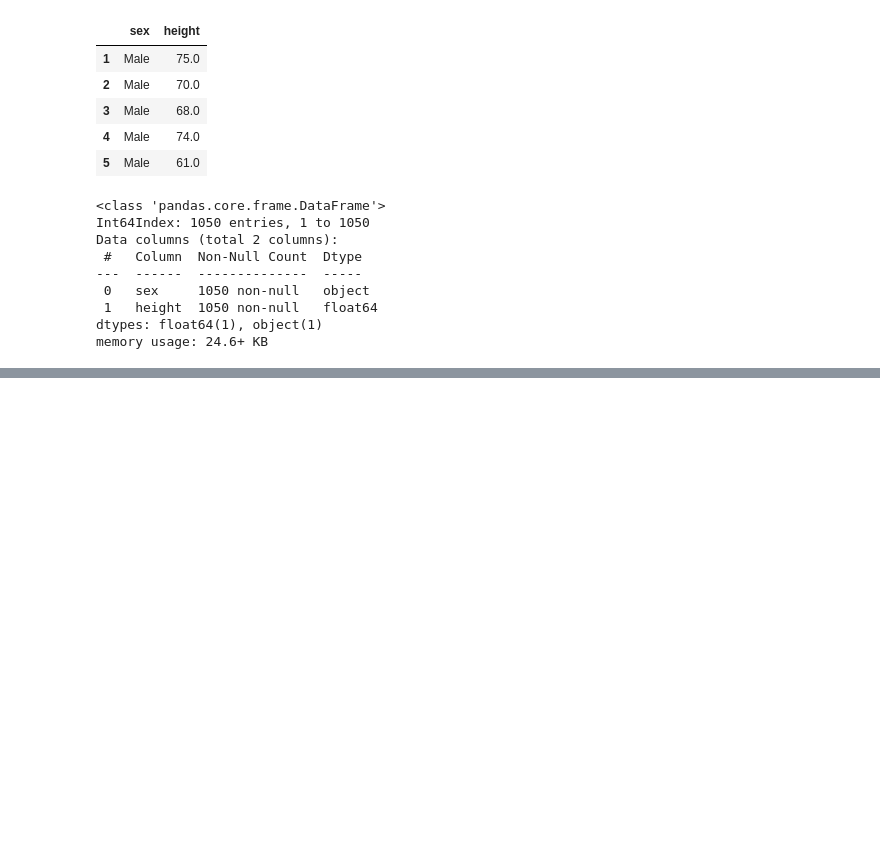
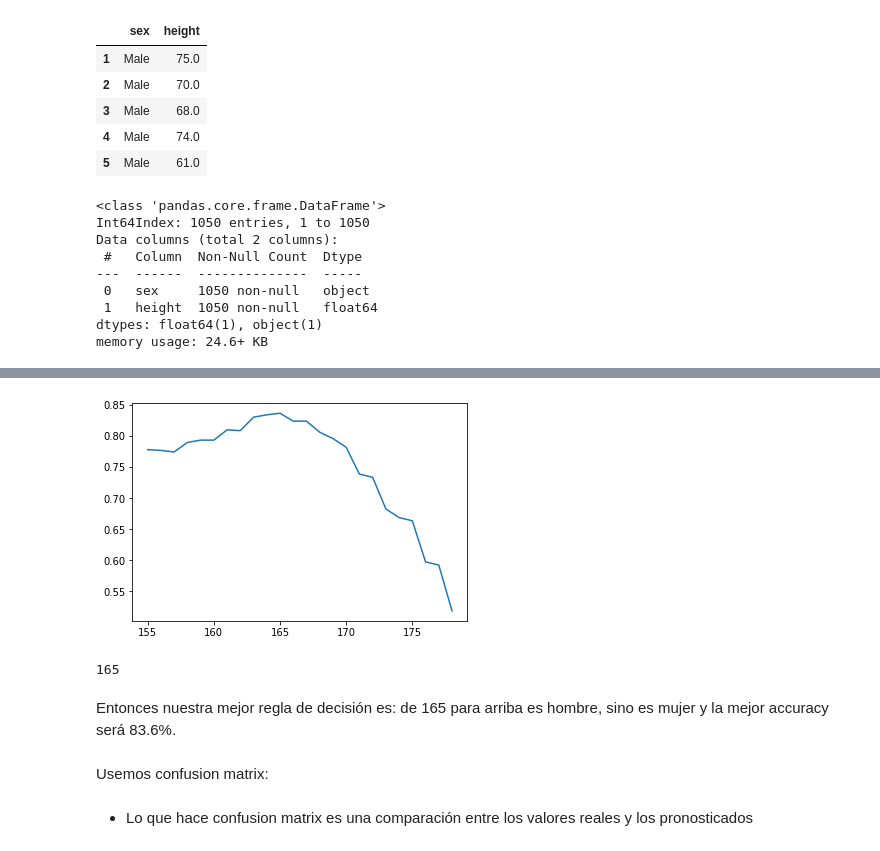
Before and after one commit to easyundercover/heights-exercise, a Jupyter notebook: exercise.ipynb, the cells around one changed output, grey strips where cells are left out. Cells and saved outputs as stored; diff of their text form; code cells hidden in the pictures; blank space fills up the shorter version.

```diff
--- a/exercise.ipynb
+++ b/exercise.ipynb
@@ -48,0 +97,8 @@ df.sample(10)
+# %%
+#Separamos dos df, uno para aprendizaje (training) y otro para probar (testing)
+X_train, X_test, y_train, y_test = train_test_split(df['height'], df['sex'], test_size = 0.25, random_state = 53)
+#La sintaxis es así:
+#Primero adentro de train_test_split va la variable independiente
+#Después la dependiente
+#Después va la proporción de observaciones que vamos a 'guardar' para probar
+#Random state es la semilla con la que va a arrancar (para que nos quede a todos igual)
@@ -48,0 +152,18 @@ df.sample(10)
+# %%
+my_x = range(155, 179)
+plt.plot(my_x, my_list)
+plt.show()
+#En el rango de estaturas que hemos probado, la mejor accuracy está más o menos por 165 cm
+# %% [output]
+[figure, added]
+# %%
+#Vamos a calcularlo para asegurarnos:
+my_x[my_list.index(max(my_list))] #Efectivamente es 165
+# %% [output]
+165
+# %% [markdown]
+Entonces nuestra mejor regla de decisión es: de 165 para arriba es hombre, sino es mujer y la mejor accuracy será 83.6%.
+# %% [markdown]
+Usemos confusion matrix:
+# %% [markdown]
+* Lo que hace confusion matrix es una comparación entre los valores reales y los pronosticados
```
Also changed, not shown: parts of 23 cells of this notebook.
